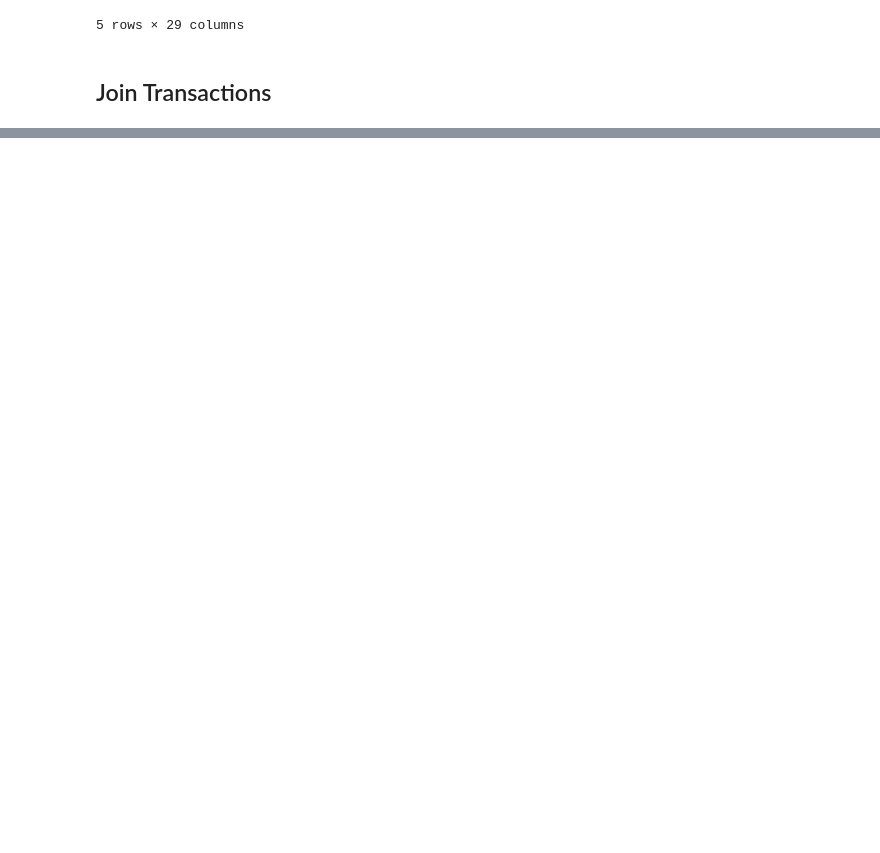
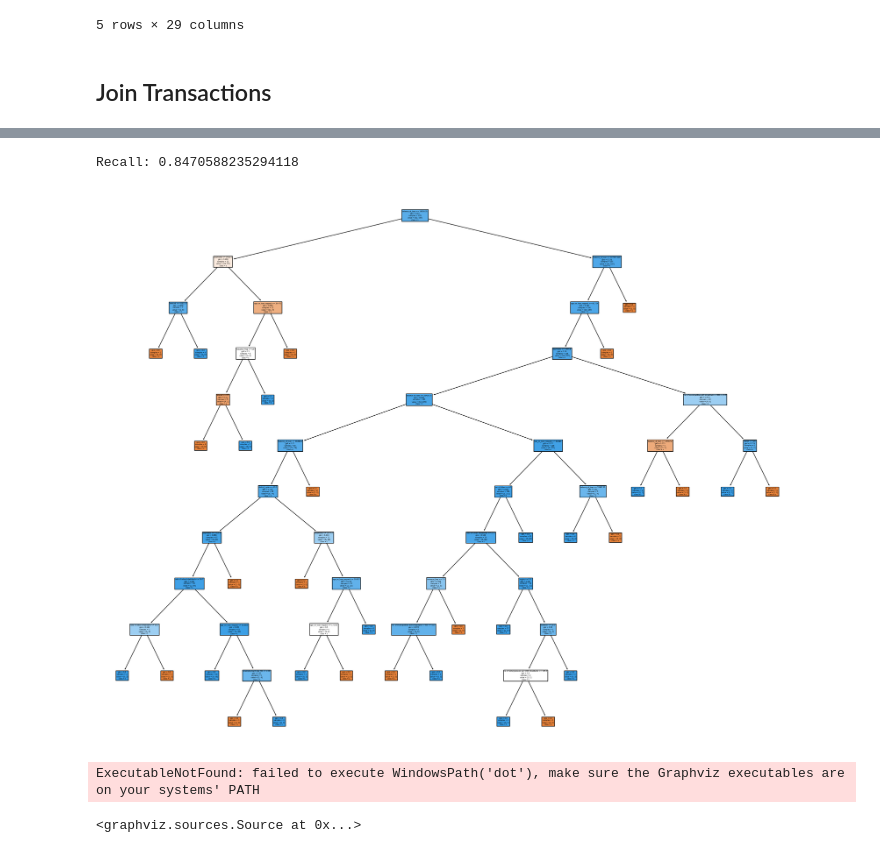
Before and after one commit to DreFlo/ac-2223, a Jupyter notebook: proj_notebook.ipynb, the cells around one changed output, grey strips where cells are left out. Cells and saved outputs as stored; diff of their text form; code cells hidden in the pictures; blank space fills up the shorter version.

Commit message:
Implement Decision Tree

```diff
--- a/proj_notebook.ipynb
+++ b/proj_notebook.ipynb
@@ -542,0 +653,43 @@ object
+# %%
+X = joined_df[features]
+y = joined_df[target]
+# %%
+# Split dataset into training set and test set
+X_train, X_test, y_train, y_test = train_test_split(X, y, test_size=0.3, random_state=1, stratify=y) # 70% training and 30% test
+# %%
+# Create Decision Tree classifer object
+clf = DecisionTreeClassifier()
+
+# Train Decision Tree Classifer
+clf = clf.fit(X_train,y_train)
+
+#Predict the response for test dataset
+y_pred = clf.predict(X_test)
+# %%
+print("Recall:",metrics.recall_score(y_test, y_pred))
+# %% [output]
+Recall: 0.8470588235294118
+# %%
+from sklearn import tree
+
+fig = plt.figure(figsize=(25,20))
+_ = tree.plot_tree(clf,
+                   feature_names=features,
+                   class_names=target,
+                   filled=True)
+# %% [output]
+[figure, added]
+# %%
+import graphviz
+# DOT data
+dot_data = tree.export_graphviz(clf, out_file=None,
+                                feature_names=features,
+                                class_names=target,
+                                filled=True)
+
+# Draw graph
+graph = graphviz.Source(dot_data, format="png")
+graph
+# %% [output]
+ExecutableNotFound: failed to execute WindowsPath('dot'), make sure the Graphviz executables are on your systems' PATH
+<graphviz.sources.Source at 0x...>
```
Also changed, not shown: parts of 19 cells of this notebook.
